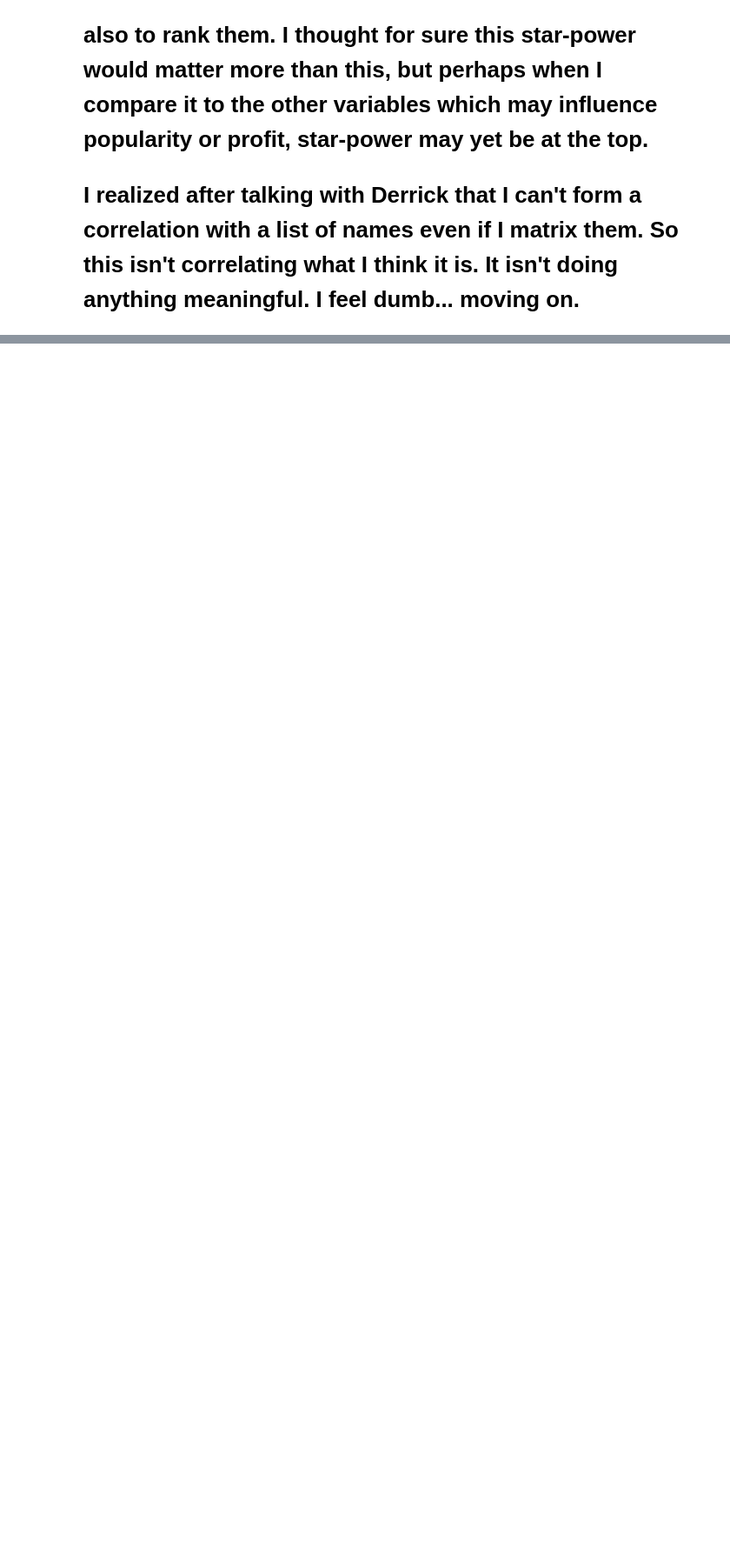
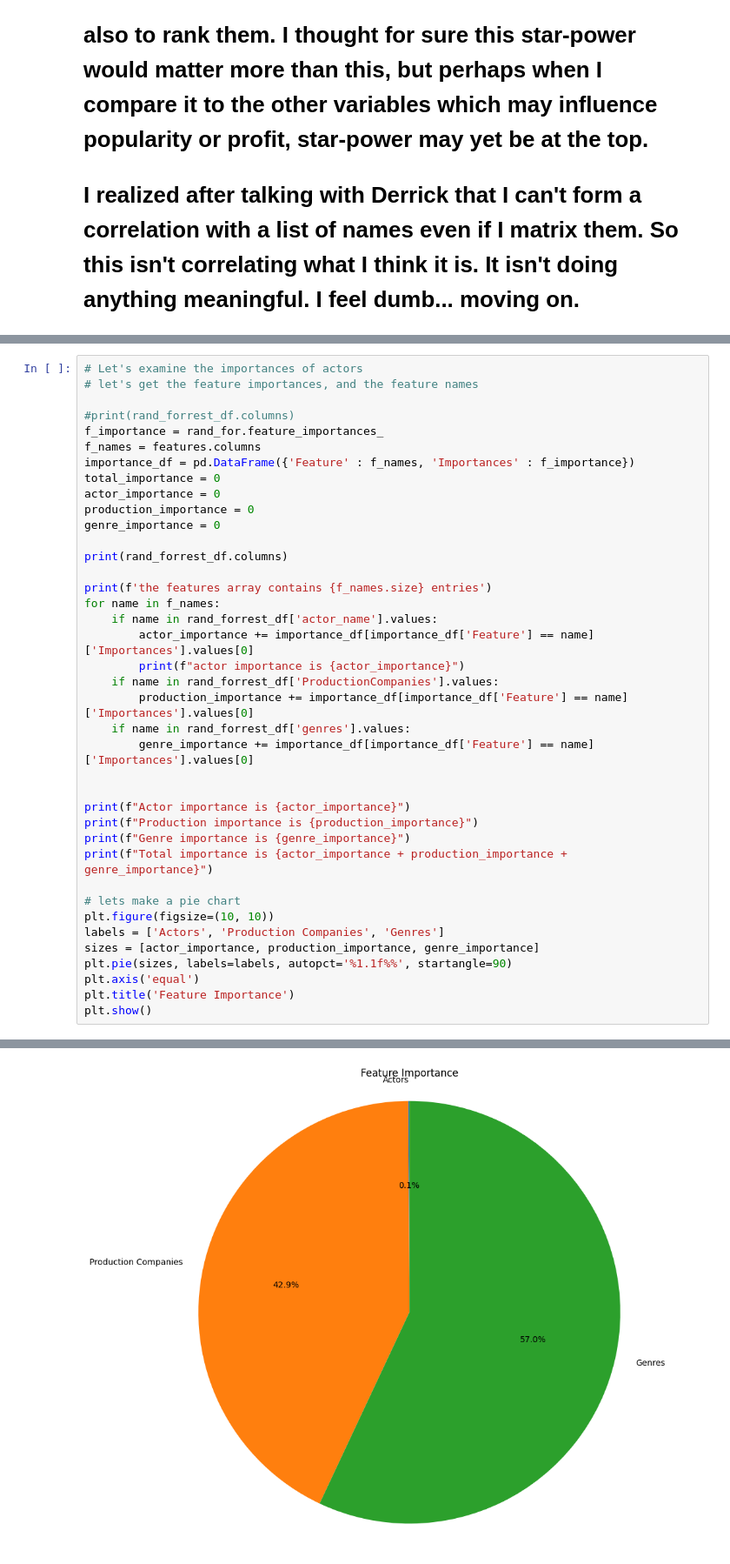
Before and after one commit to aggressor-FZX/imdb_database_AI_ML, a Jupyter notebook: IMDB_notebook.ipynb, the cells around one changed output, grey strips where cells are left out. Shown at 87% size. Drawn from its saved outputs; the diff is of its cells as text; blank space fills up the shorter version.

Commit message:
got the aggregate from the forrest

```diff
--- a/IMDB_notebook.ipynb
+++ b/IMDB_notebook.ipynb
@@ -357,0 +387,40 @@ plt.show()
+# %%
+# Let's examine the importances of actors
+# let's get the feature importances, and the feature names
+
+#print(rand_forrest_df.columns)
+f_importance = rand_for.feature_importances_
+f_names = features.columns
+importance_df = pd.DataFrame({'Feature' : f_names, 'Importances' : f_importance})
+total_importance = 0
+actor_importance = 0
+production_importance = 0
+genre_importance = 0
+
+print(rand_forrest_df.columns)
+
+print(f'the features array contains {f_names.size} entries')
+for name in f_names:
+    if name in rand_forrest_df['actor_name'].values:
+        actor_importance += importance_df[importance_df['Feature'] == name]['Importances'].values[0]
+        print(f"actor importance is {actor_importance}")
+    if name in rand_forrest_df['ProductionCompanies'].values:
+        production_importance += importance_df[importance_df['Feature'] == name]['Importances'].values[0]
+    if name in rand_forrest_df['genres'].values:
+        genre_importance += importance_df[importance_df['Feature'] == name]['Importances'].values[0]
+
+
+print(f"Actor importance is {actor_importance}")
+print(f"Production importance is {production_importance}")
+print(f"Genre importance is {genre_importance}")
+print(f"Total importance is {actor_importance + production_importance + genre_importance}")
+
+# lets make a pie chart
+plt.figure(figsize=(10, 10))
+labels = ['Actors', 'Production Companies', 'Genres']
+sizes = [actor_importance, production_importance, genre_importance]
+plt.pie(sizes, labels=labels, autopct='%1.1f%%', startangle=90)
+plt.axis('equal')
+plt.title('Feature Importance')
+plt.show()
+# %% [output]
@@ -357,0 +444 @@ plt.show()
+[figure, added]
```
Also changed, not shown: parts of 22 cells of this notebook, 3 other files.
